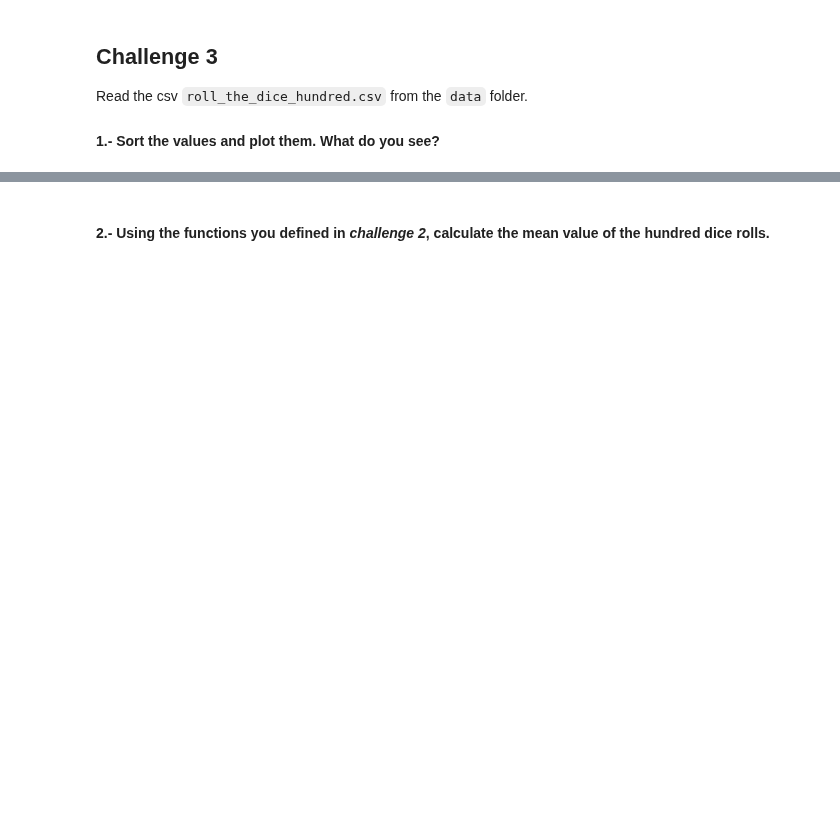
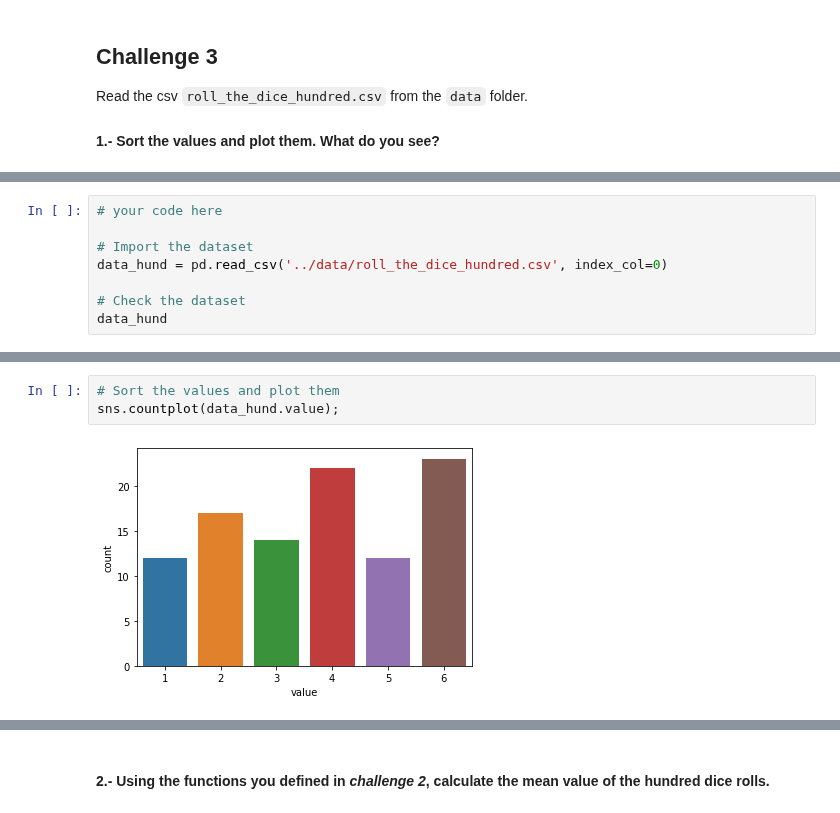
Before and after one commit to gabrielanakasato/ironhack-daft, a Jupyter notebook: labs/lab-w05/05-descriptive-stats/your-code/main.ipynb, the cells around one changed output, grey strips where cells are left out. Saved outputs shown, nothing was run; the diff lists cells and outputs as text; blank space fills up the shorter version.

```diff
--- a/labs/lab-w05/05-descriptive-stats/your-code/main.ipynb
+++ b/labs/lab-w05/05-descriptive-stats/your-code/main.ipynb
@@ -152,0 +253,8 @@ your comments here
+# %%
+# your code here
+
+# Import the dataset
+data_hund = pd.read_csv('../data/roll_the_dice_hundred.csv', index_col=0)
+
+# Check the dataset
+data_hund
@@ -152,0 +275,5 @@ your comments here
+# %%
+# Sort the values and plot them
+sns.countplot(data_hund.value);
+# %% [output]
+[figure, added]
```
Also changed, not shown: parts of 36 cells of this notebook.
